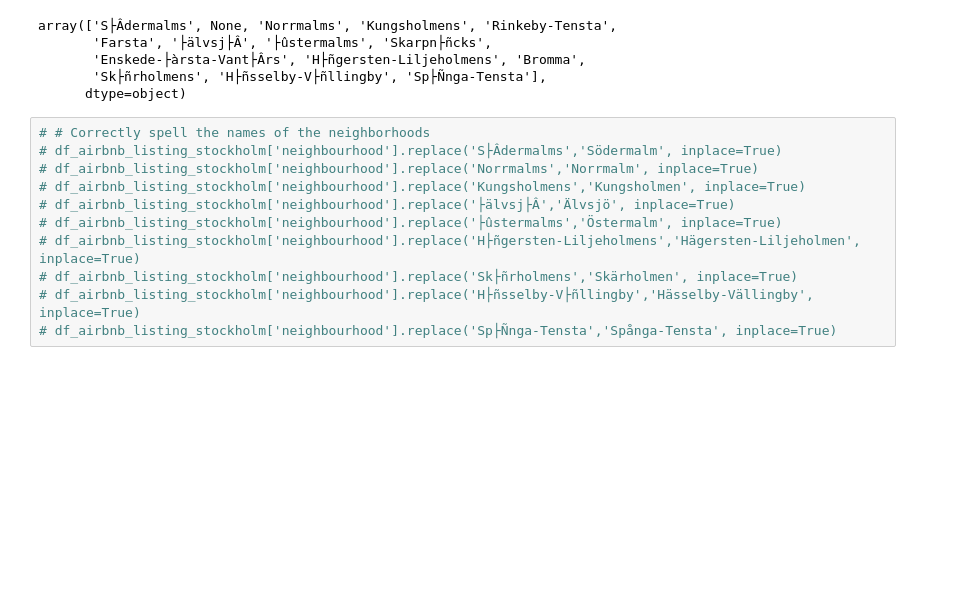
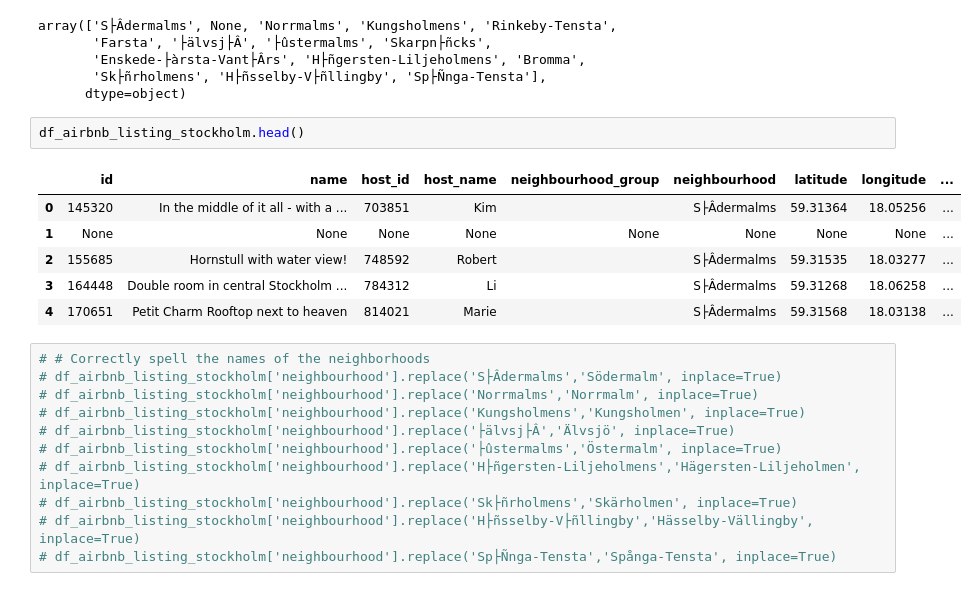
Before and after one commit to faxmaskinen/SimiliarNeighborhoods, a Jupyter notebook: scripts/similiar_neighborhoods.ipynb, the cells around one changed output. Drawn from its saved outputs; the diff is of its cells as text; blank space fills up the shorter version.

```diff
--- a/scripts/similiar_neighborhoods.ipynb
+++ b/scripts/similiar_neighborhoods.ipynb
@@ -558,6 +755,15 @@ array(['S├Âdermalms', None, 'Norrmalms', 'Kungsholmens', 'Rinkeby-Tensta',
        'Enskede-├àrsta-Vant├Ârs', 'H├ñgersten-Liljeholmens', 'Bromma',
        'Sk├ñrholmens', 'H├ñsselby-V├ñllingby', 'Sp├Ñnga-Tensta'],
       dtype=object)
+# %%
+df_airbnb_listing_stockholm.head()
+# %% [output]
+|  | id | name | host_id | host_name | neighbourhood_group | neighbourhood | latitude | longitude | ... |
+| 0 | 145320 | In the middle of it all - with a ... | 703851 | Kim |  | S├Âdermalms | 59.31364 | 18.05256 | ... |
+| 1 | None | None | None | None | None | None | None | None | ... |
+| 2 | 155685 | Hornstull with water view! | 748592 | Robert |  | S├Âdermalms | 59.31535 | 18.03277 | ... |
+| 3 | 164448 | Double room in central Stockholm ... | 784312 | Li |  | S├Âdermalms | 59.31268 | 18.06258 | ... |
+| 4 | 170651 | Petit Charm Rooftop next to heaven | 814021 | Marie |  | S├Âdermalms | 59.31568 | 18.03138 | ... |
 # %%
 # # Correctly spell the names of the neighborhoods
 # df_airbnb_listing_stockholm['neighbourhood'].replace('S├Âdermalms','Södermalm', inplace=True)
```
Also changed, not shown: parts of 29 cells of this notebook.
